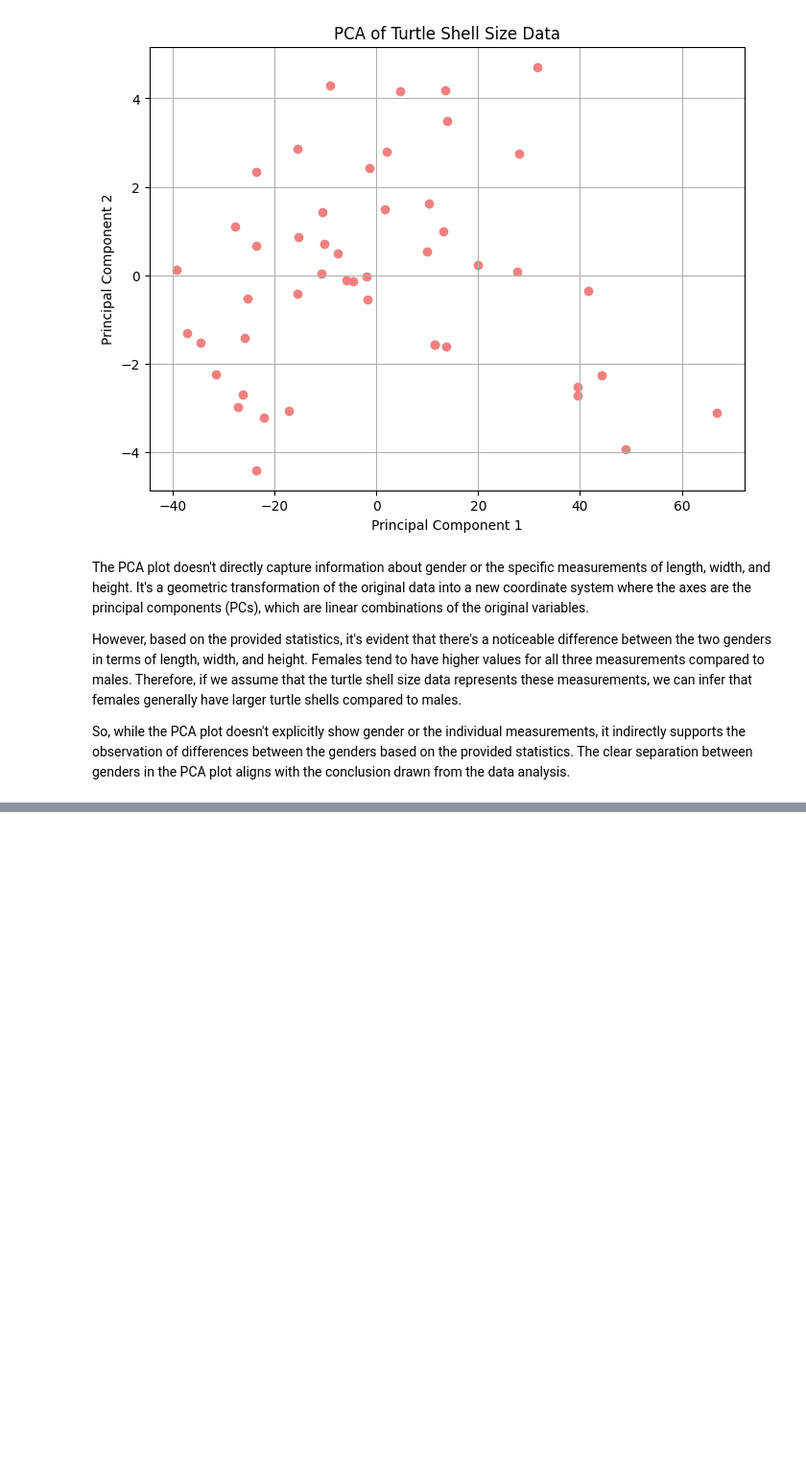
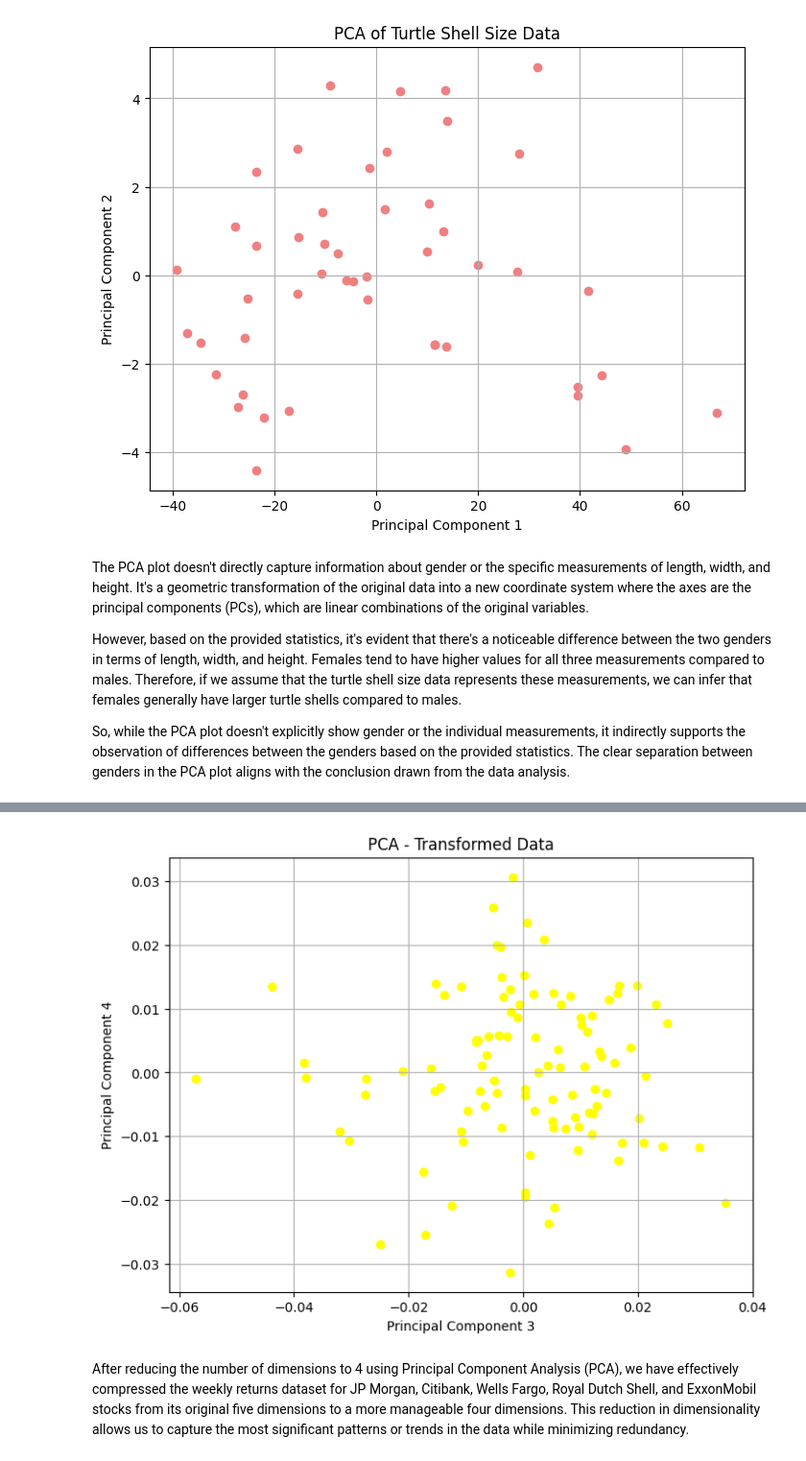
Before and after one commit to TheDan53-Forwork/Multi-Dimensional-Data-Processing, a Jupyter notebook: lab/lab1/21110256_HuynhNguyenTheDan_01_PCA.ipynb, the cells around one changed output, grey strips where cells are left out. Shown: that part at 96% size. Cells and saved outputs as stored; diff of their text form; code cells hidden in the pictures; blank space fills up the shorter version.

```diff
--- a/lab/lab1/21110256_HuynhNguyenTheDan_01_PCA.ipynb
+++ b/lab/lab1/21110256_HuynhNguyenTheDan_01_PCA.ipynb
@@ -326,0 +424,13 @@ So, while the PCA plot doesn't explicitly show gender or the individual measurem
+# %%
+# Plot the results
+plt.figure(figsize=(8, 6))
+plt.scatter(data_pca[:, 2], data_pca[:, 3], color='yellow')
+plt.title('PCA - Transformed Data')
+plt.xlabel('Principal Component 3')
+plt.ylabel('Principal Component 4')
+plt.grid(True)
+plt.show()
+# %% [output]
+[figure, added]
+# %% [markdown]
+After reducing the number of dimensions to 4 using Principal Component Analysis (PCA), we have effectively compressed the weekly returns dataset for JP Morgan, Citibank, Wells Fargo, Royal Dutch Shell, and ExxonMobil stocks from its original five dimensions to a more manageable four dimensions. This reduction in dimensionality allows us to capture the most significant patterns or trends in the data while minimizing redundancy.
```
Also changed, not shown: parts of 13 cells of this notebook.
